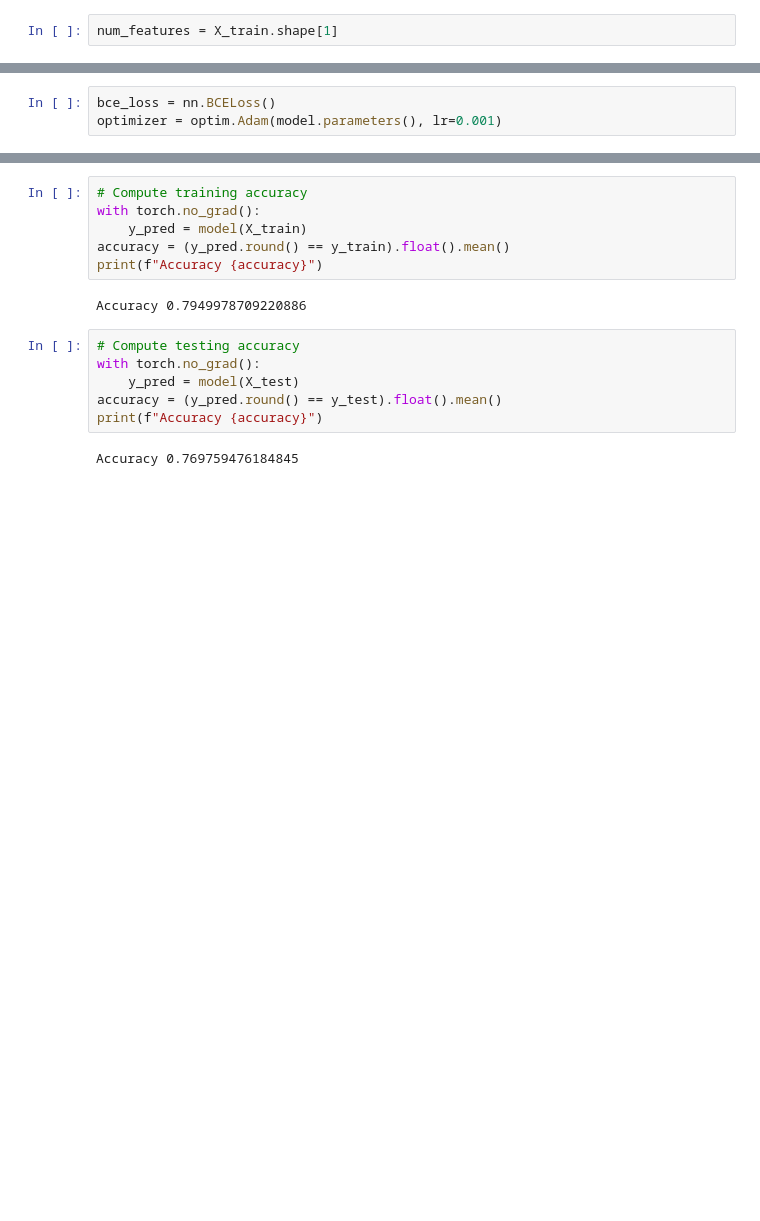
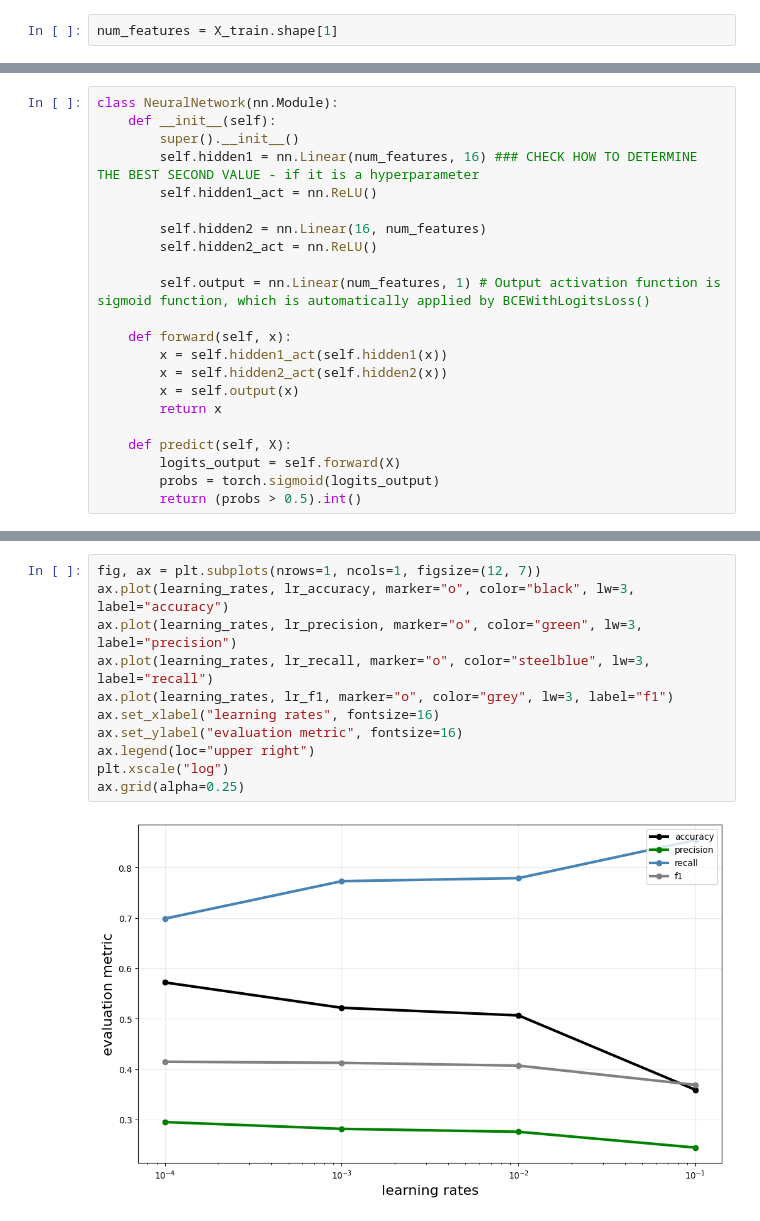
Before and after one commit to amylin1249/nypd-enforcement-gap, a Jupyter notebook: src/train_neural_network.ipynb, the cells around one changed output, grey strips where cells are left out. Saved outputs shown, nothing was run; the diff lists cells and outputs as text; blank space fills up the shorter version.

Commit message:
Tuned learning rate in neural network

```diff
--- a/src/train_neural_network.ipynb
+++ b/src/train_neural_network.ipynb
@@ -61,3 +66,0 @@ model = nn.Sequential(
-# %%
-bce_loss = nn.BCELoss()
-optimizer = optim.Adam(model.parameters(), lr=0.001)
@@ -63,0 +69,22 @@ optimizer = optim.Adam(model.parameters(), lr=0.001)
+# %%
+class NeuralNetwork(nn.Module):
+    def __init__(self):
+        super().__init__()
+        self.hidden1 = nn.Linear(num_features, 16) ### CHECK HOW TO DETERMINE THE BEST SECOND VALUE - if it is a hyperparameter
+        self.hidden1_act = nn.ReLU()
+
+        self.hidden2 = nn.Linear(16, num_features)
+        self.hidden2_act = nn.ReLU()
+
+        self.output = nn.Linear(num_features, 1) # Output activation function is sigmoid function, which is automatically applied by BCEWithLogitsLoss()
+
+    def forward(self, x):
+        x = self.hidden1_act(self.hidden1(x))
+        x = self.hidden2_act(self.hidden2(x))
+        x = self.output(x)
+        return x
+
+    def predict(self, X):
+        logits_output = self.forward(X)
+        probs = torch.sigmoid(logits_output)
+        return (probs > 0.5).int()
@@ -96,16 +169,13 @@ Finished epoch 99, latest loss 0.23819386959075928
-# %%
-# Compute training accuracy
-with torch.no_grad():
-    y_pred = model(X_train)
-accuracy = (y_pred.round() == y_train).float().mean()
-print(f"Accuracy {accuracy}")
-# %% [output]
-Accuracy 0.7949978709220886
-# %%
-# Compute testing accuracy
-with torch.no_grad():
-    y_pred = model(X_test)
-accuracy = (y_pred.round() == y_test).float().mean()
-print(f"Accuracy {accuracy}")
-# %% [output]
-Accuracy 0.769759476184845
+# %%
+fig, ax = plt.subplots(nrows=1, ncols=1, figsize=(12, 7))
+ax.plot(learning_rates, lr_accuracy, marker="o", color="black", lw=3, label="accuracy")
+ax.plot(learning_rates, lr_precision, marker="o", color="green", lw=3, label="precision")
+ax.plot(learning_rates, lr_recall, marker="o", color="steelblue", lw=3, label="recall")
+ax.plot(learning_rates, lr_f1, marker="o", color="grey", lw=3, label="f1")
+ax.set_xlabel("learning rates", fontsize=16)
+ax.set_ylabel("evaluation metric", fontsize=16)
+ax.legend(loc="upper right")
+plt.xscale("log")
+ax.grid(alpha=0.25)
+# %% [output]
+[figure, added]
```
Also changed, not shown: parts of 13 cells of this notebook, 3 other files.
